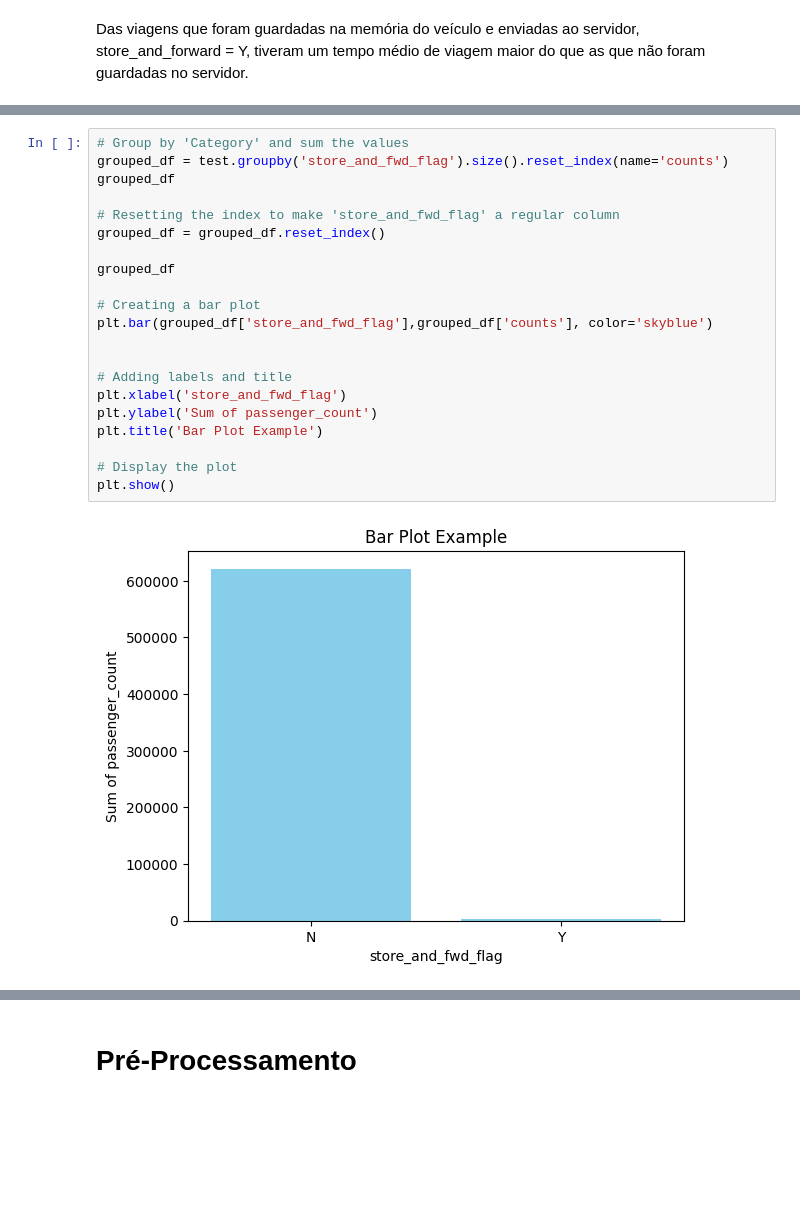
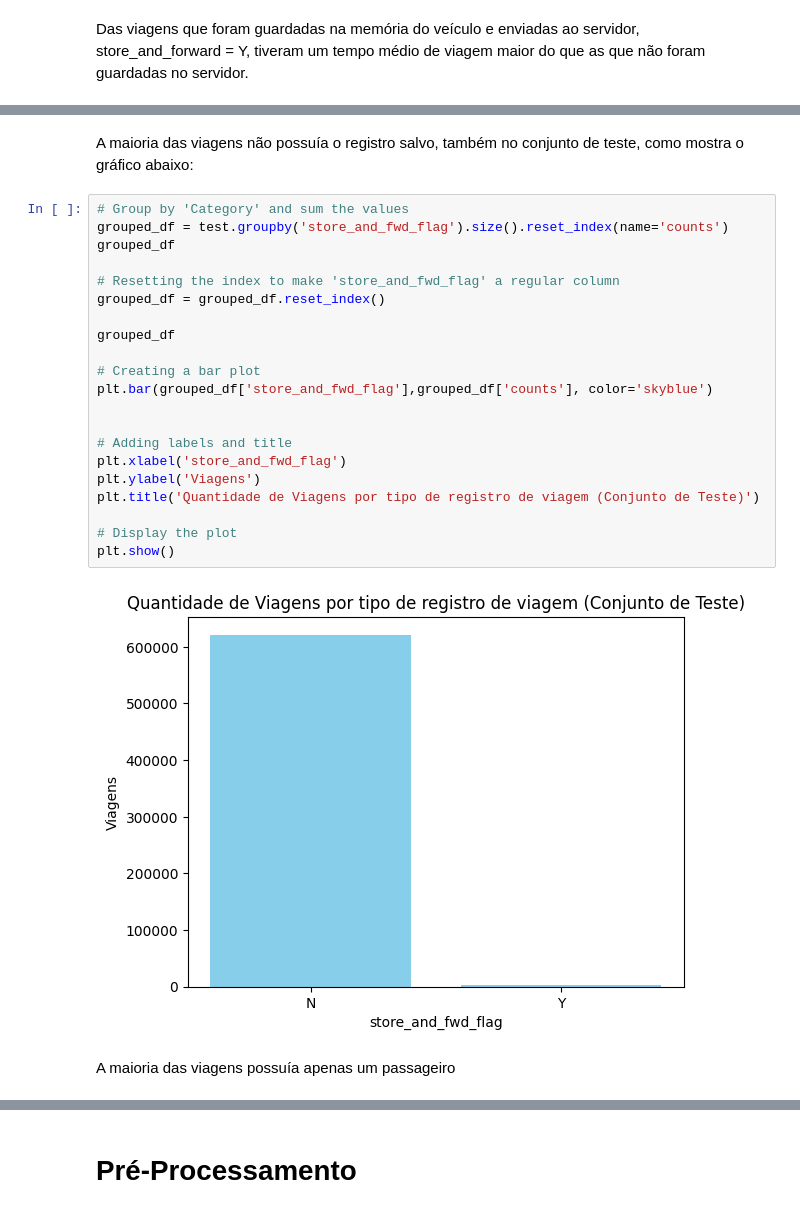
Before and after one commit to marreapato/ML_Project_Taxi_Trip_Duration, a Jupyter notebook: Projeto_Lucas_Rabelo_AM_2.ipynb, the cells around one changed output, grey strips where cells are left out. Cells and saved outputs as stored; diff of their text form; blank space fills up the shorter version.

```diff
--- a/Projeto_Lucas_Rabelo_AM_2.ipynb
+++ b/Projeto_Lucas_Rabelo_AM_2.ipynb
@@ -153,26 +155,30 @@ plt.show()
+# %% [markdown]
+A maioria das viagens não possuía o registro salvo, também no conjunto de teste, como mostra o gráfico abaixo:
 # %%
 # Group by 'Category' and sum the values
 grouped_df = test.groupby('store_and_fwd_flag').size().reset_index(name='counts')
 grouped_df
 
 # Resetting the index to make 'store_and_fwd_flag' a regular column
 grouped_df = grouped_df.reset_index()
 
 grouped_df
 
 # Creating a bar plot
 plt.bar(grouped_df['store_and_fwd_flag'],grouped_df['counts'], color='skyblue')
 
 
 # Adding labels and title
 plt.xlabel('store_and_fwd_flag')
-plt.ylabel('Sum of passenger_count')
-plt.title('Bar Plot Example')
+plt.ylabel('Viagens')
+plt.title('Quantidade de Viagens por tipo de registro de viagem (Conjunto de Teste)')
 
 # Display the plot
 plt.show()
 # %% [output]
-[figure, old version]
+[figure, new version]
+# %% [markdown]
+A maioria das viagens possuía apenas um passageiro
 # %%
 import seaborn as sns
 
```
Also changed, not shown: parts of 12 cells of this notebook.
